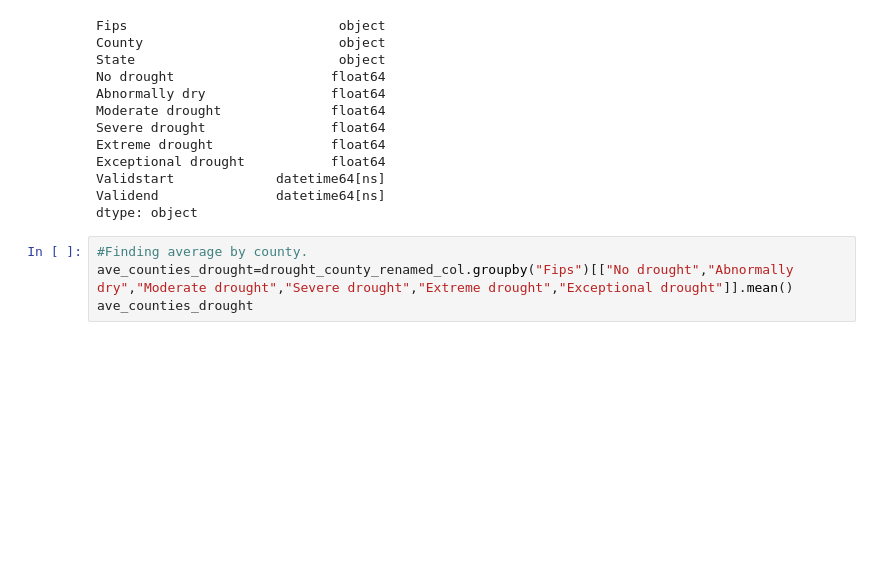
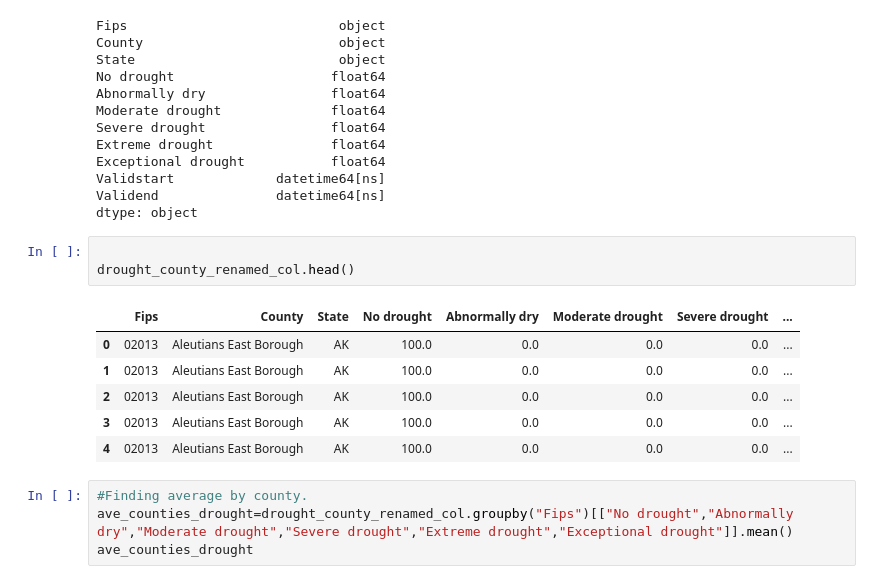
Before and after one commit to gwroth89/water-use-analysis, a Jupyter notebook: Water and Drought County Clean Data.ipynb, the cells around one changed output. Cells and saved outputs as stored; diff of their text form; blank space fills up the shorter version.

Commit message:
adding last db table

```diff
--- a/Water and Drought County Clean Data.ipynb
+++ b/Water and Drought County Clean Data.ipynb
@@ -377,6 +377,16 @@ Exceptional drought           float64
 Validstart             datetime64[ns]
 Validend               datetime64[ns]
 dtype: object
+# %%
+
+drought_county_renamed_col.head()
+# %% [output]
+|  | Fips | County | State | No drought | Abnormally dry | Moderate drought | Severe drought | ... |
+| 0 | 02013 | Aleutians East Borough | AK | 100.0 | 0.0 | 0.0 | 0.0 | ... |
+| 1 | 02013 | Aleutians East Borough | AK | 100.0 | 0.0 | 0.0 | 0.0 | ... |
+| 2 | 02013 | Aleutians East Borough | AK | 100.0 | 0.0 | 0.0 | 0.0 | ... |
+| 3 | 02013 | Aleutians East Borough | AK | 100.0 | 0.0 | 0.0 | 0.0 | ... |
+| 4 | 02013 | Aleutians East Borough | AK | 100.0 | 0.0 | 0.0 | 0.0 | ... |
 # %%
 #Finding average by county.
 ave_counties_drought=drought_county_renamed_col.groupby("Fips")[["No drought","Abnormally dry","Moderate drought","Severe drought","Extreme drought","Exceptional drought"]].mean()
```
Also changed, not shown: parts of 4 cells of this notebook, 2 other files.
